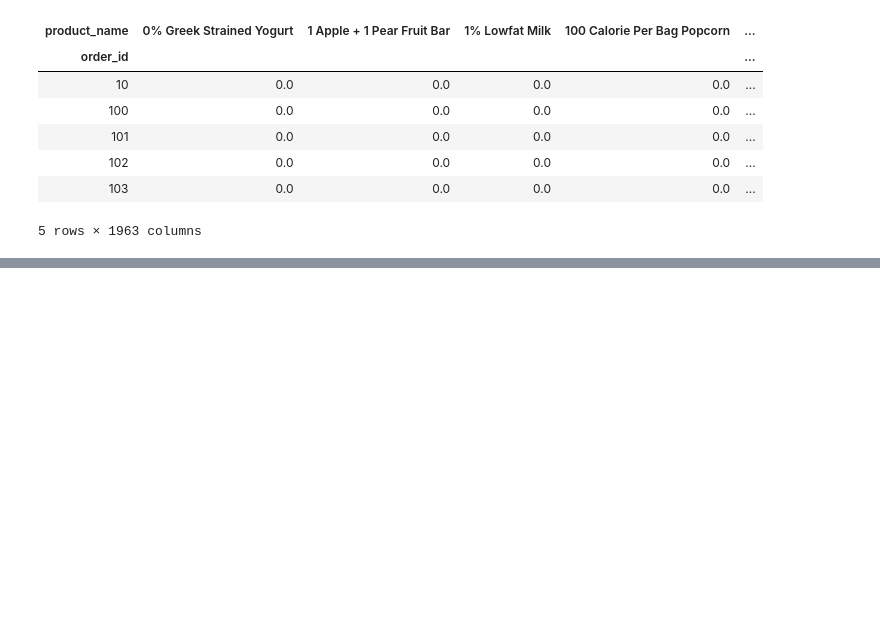
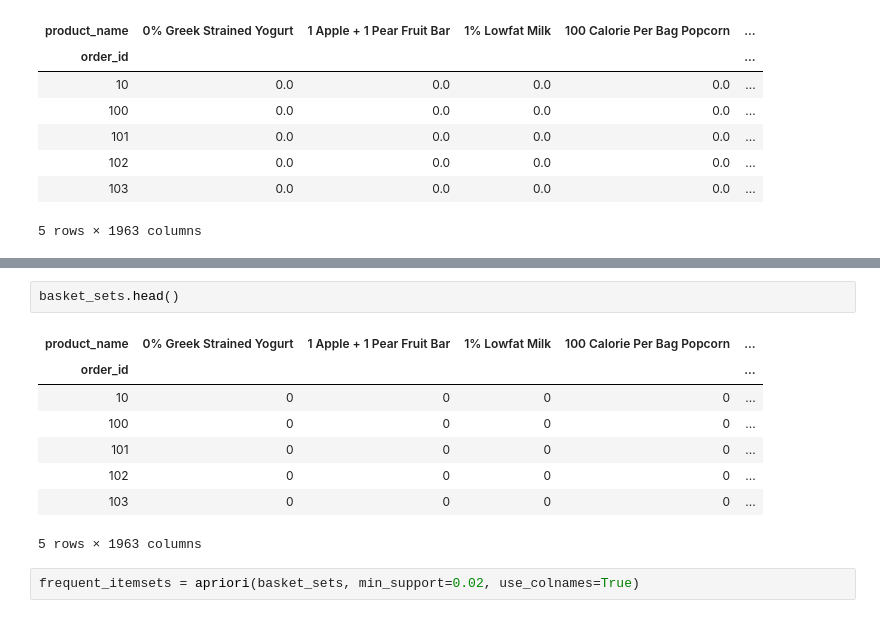
Before and after one commit to mberrien-fitzsimons/recipe_recommendation_system, a Jupyter notebook: notebooks/03_analysis/20190906-mlb-association-rule-instacart.ipynb, the cells around one changed output, grey strips where cells are left out. Saved outputs shown, nothing was run; the diff lists cells and outputs as text; blank space fills up the shorter version.

```diff
--- a/notebooks/03_analysis/20190906-mlb-association-rule-instacart.ipynb
+++ b/notebooks/03_analysis/20190906-mlb-association-rule-instacart.ipynb
@@ -116,0 +126,13 @@ basket.head()
+# %%
+basket_sets.head()
+# %% [output]
+| product_name | 0% Greek Strained Yogurt | 1 Apple + 1 Pear Fruit Bar | 1% Lowfat Milk | 100 Calorie Per Bag Popcorn | ... |
+| order_id |  |  |  |  | ... |
+| 10 | 0 | 0 | 0 | 0 | ... |
+| 100 | 0 | 0 | 0 | 0 | ... |
+| 101 | 0 | 0 | 0 | 0 | ... |
+| 102 | 0 | 0 | 0 | 0 | ... |
+| 103 | 0 | 0 | 0 | 0 | ... |
+5 rows × 1963 columns
+# %%
+frequent_itemsets = apriori(basket_sets, min_support=0.02, use_colnames=True)
```
Also changed, not shown: parts of 3 cells of this notebook.
